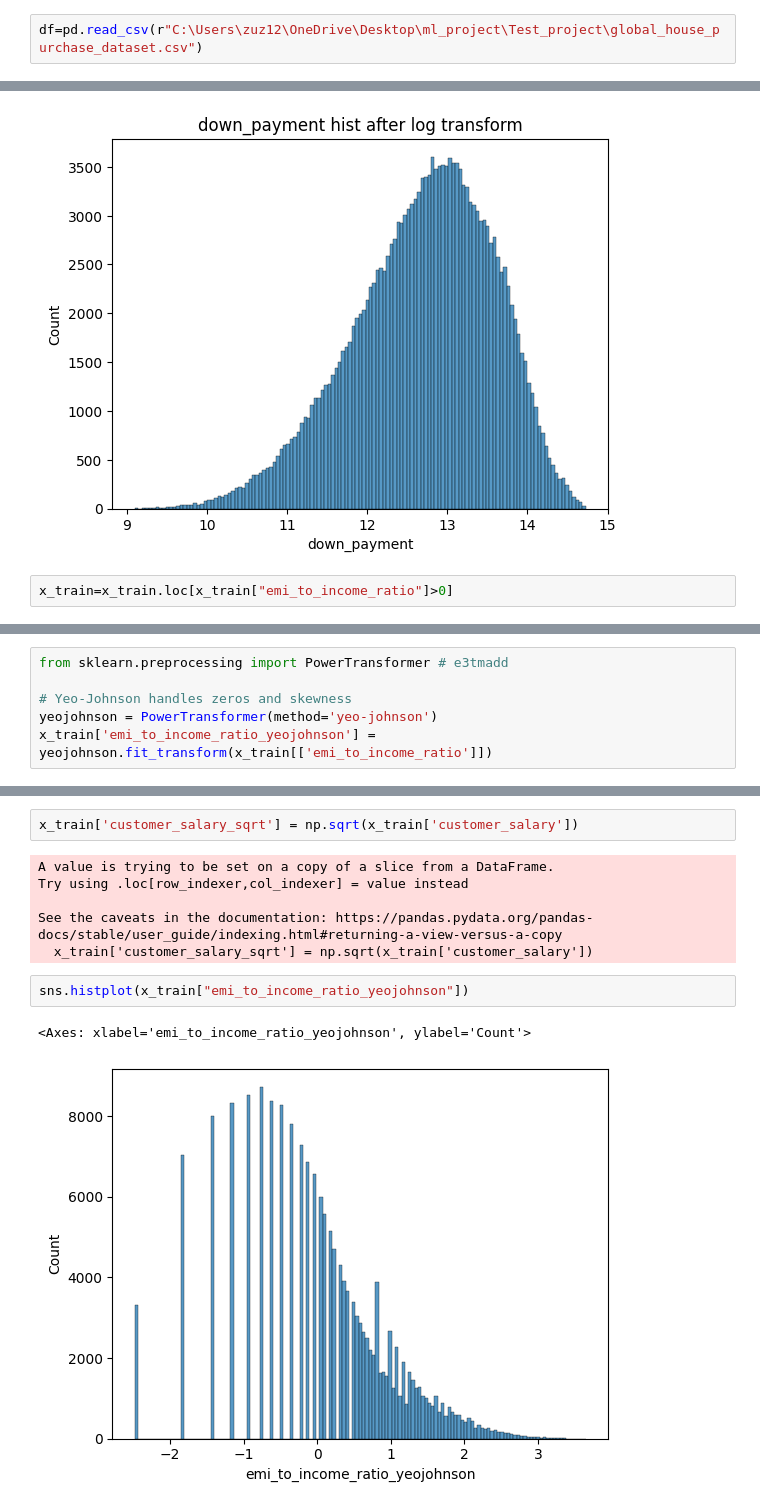
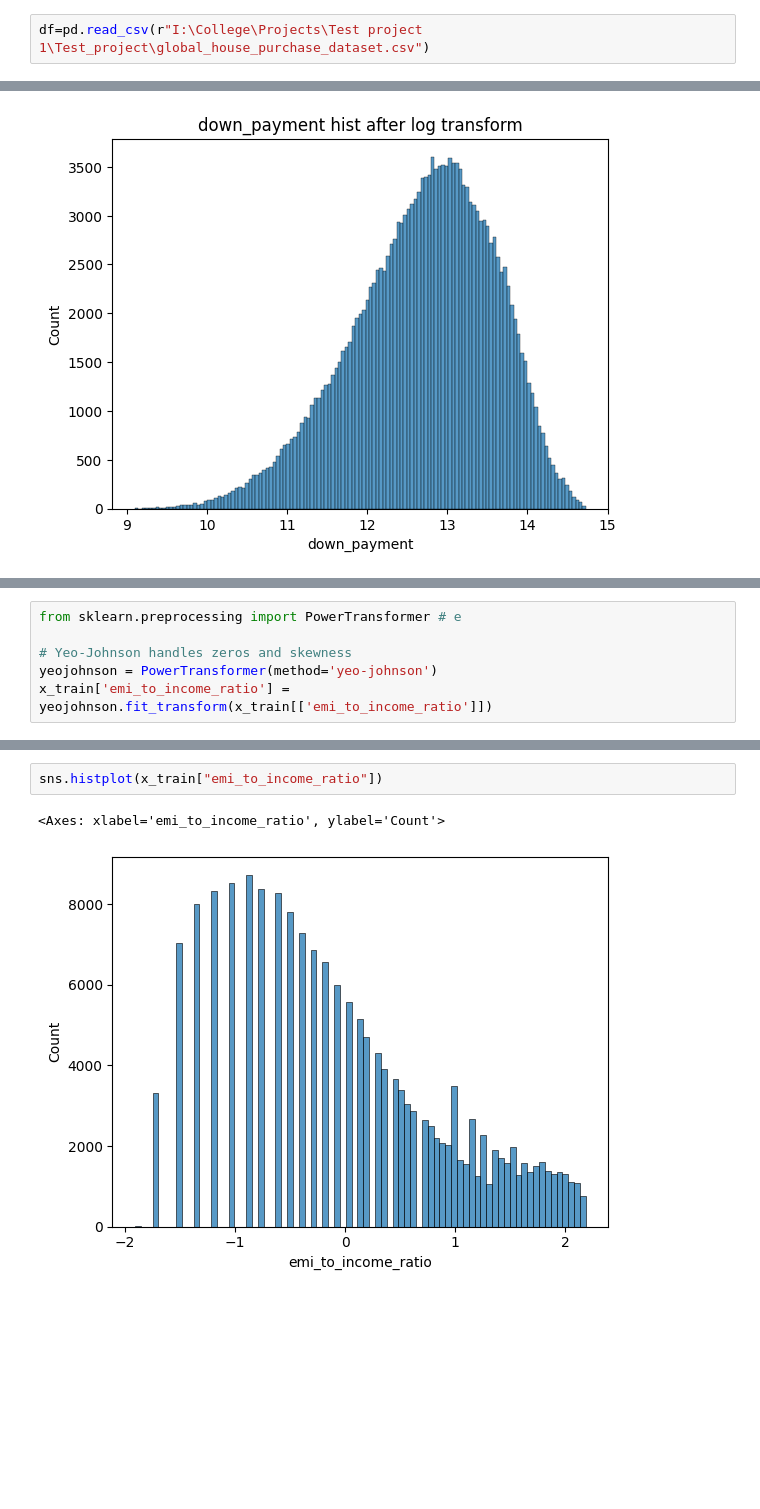
Before and after one commit to Wigooo/Test_project, a Jupyter notebook: ezz.ipynb, the cells around one changed output, grey strips where cells are left out. Drawn from its saved outputs; the diff is of its cells as text; blank space fills up the shorter version.

Commit message:
After Transformattion

```diff
--- a/ezz.ipynb
+++ b/ezz.ipynb
@@ -4,7 +4,7 @@ import numpy as np
 import seaborn as sns
 import matplotlib.pyplot as plt
 # %%
-df=pd.read_csv(r"C:\Users\zuz12\OneDrive\Desktop\ml_project\Test_project\global_house_purchase_dataset.csv")
+df=pd.read_csv(r"I:\College\Projects\Test project 1\Test_project\global_house_purchase_dataset.csv")
 # %%
 df.columns
 # %% [output]
@@ -280,5 +284,3 @@ for col in log_col:
 [figure]
 [figure]
 [figure]
-# %%
-x_train=x_train.loc[x_train["emi_to_income_ratio"]>0]
@@ -301,6 +287,6 @@ x_train
 # %%
-from sklearn.preprocessing import PowerTransformer # e3tmadd
+from sklearn.preprocessing import PowerTransformer # e
 
 # Yeo-Johnson handles zeros and skewness
 yeojohnson = PowerTransformer(method='yeo-johnson')
-x_train['emi_to_income_ratio_yeojohnson'] = yeojohnson.fit_transform(x_train[['emi_to_income_ratio']])
+x_train['emi_to_income_ratio'] = yeojohnson.fit_transform(x_train[['emi_to_income_ratio']])
@@ -313,13 +293,5 @@ See the caveats in the documentation: https://pandas.pydata.org/pandas-docs/stab
-# %%
-x_train['customer_salary_sqrt'] = np.sqrt(x_train['customer_salary'])
-# %% [output]
-A value is trying to be set on a copy of a slice from a DataFrame.
-Try using .loc[row_indexer,col_indexer] = value instead
-
-See the caveats in the documentation: https://pandas.pydata.org/pandas-docs/stable/user_guide/indexing.html#returning-a-view-versus-a-copy
-  x_train['customer_salary_sqrt'] = np.sqrt(x_train['customer_salary'])
 # %%
-sns.histplot(x_train["emi_to_income_ratio_yeojohnson"])
+sns.histplot(x_train["emi_to_income_ratio"])
 # %% [output]
-<Axes: xlabel='emi_to_income_ratio_yeojohnson', ylabel='Count'>
+<Axes: xlabel='emi_to_income_ratio', ylabel='Count'>
-[figure, old version]
+[figure, new version]
```
Also changed, not shown: parts of 9 cells of this notebook.
